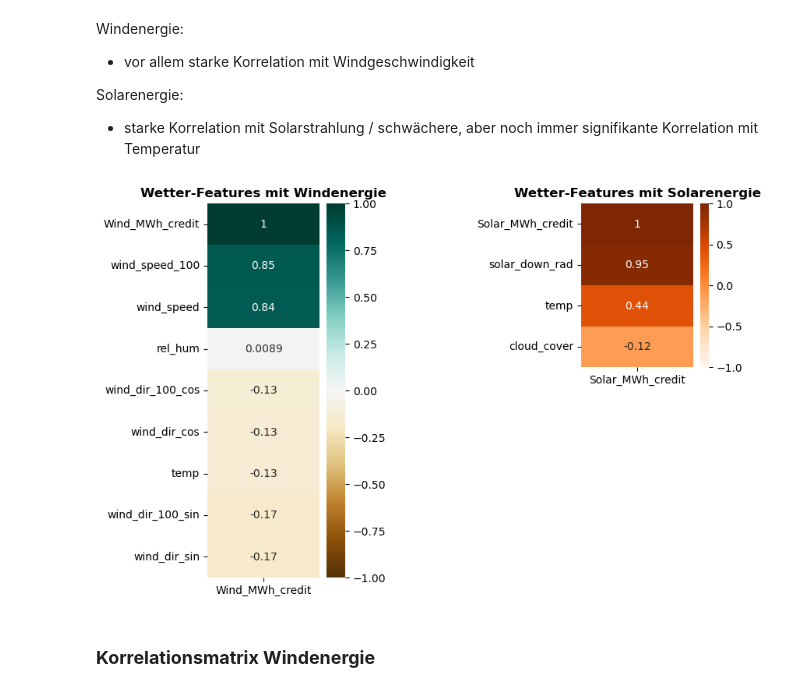
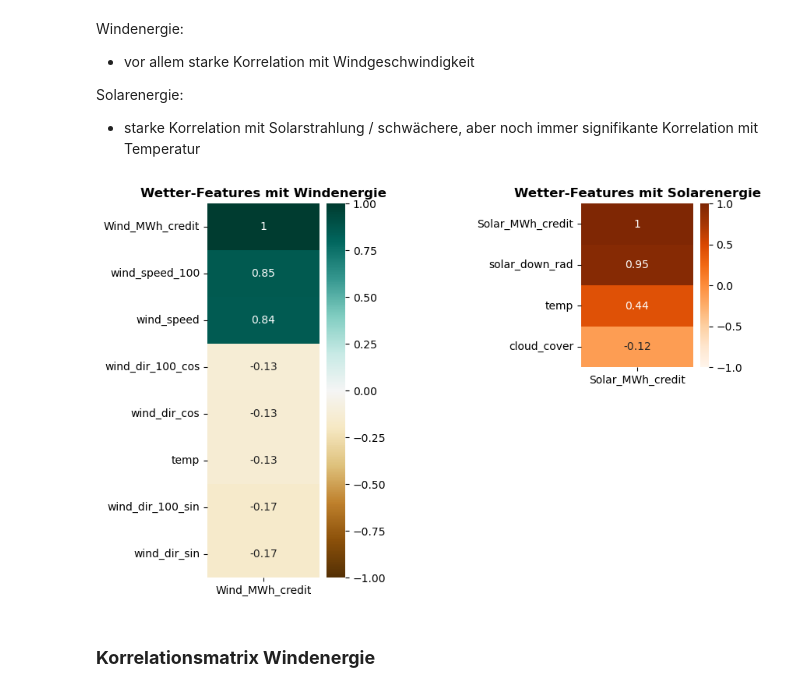
Before and after one commit to av1c3nna/awp2, a Jupyter notebook: explorative_data_analysis_cleaned.ipynb, the cells around one changed output. Saved outputs shown, nothing was run; the diff lists cells and outputs as text; code cells hidden in the pictures.

```diff
--- a/explorative_data_analysis_cleaned.ipynb
+++ b/explorative_data_analysis_cleaned.ipynb
@@ -253,32 +253,32 @@ Solarenergie:
 # %%
 import pandas as pd
 import matplotlib.pyplot as plt
 import seaborn as sns
 
 #heatmaps for solar and wind energy
-merged_hornsea = pd.read_parquet("./data/preprocessed_hornsea_with_energy.parquet")
-merged_hornsea_weather = merged_hornsea[["rel_hum","temp", "wind_speed", "wind_speed_100", "wind_dir_sin", "wind_dir_cos", "wind_dir_100_sin", "wind_dir_100_cos", "Wind_MWh_credit"]]
+merged_hornsea = pd.read_parquet("Data/preprocessed_hornsea_with_energy.parquet")
+merged_hornsea_weather = merged_hornsea[["temp", "wind_speed", "wind_speed_100", "wind_dir_sin", "wind_dir_cos", "wind_dir_100_sin", "wind_dir_100_cos", "Wind_MWh_credit"]]
 
-merged_pes = pd.read_parquet("./data/preprocessed_pes_with_energy.parquet")
+merged_pes = pd.read_parquet("Data/preprocessed_pes_with_energy.parquet")
 merged_pes_weather = merged_pes[["cloud_cover", "solar_down_rad", "temp", "Solar_MWh_credit"]]
 
 fig = plt.figure(figsize=(12, 6))
 
 ax1 = fig.add_axes([0.1, 0.1, 0.15, 0.8])  # [left, bottom, width, height]
 sns.heatmap(merged_hornsea_weather.corr()[['Wind_MWh_credit']].sort_values(by='Wind_MWh_credit', ascending=False),
             vmin=-1, vmax=1, annot=True, cmap='BrBG', ax=ax1)
 ax1.set_title('Wetter-Features mit Windenergie', fontweight="bold")
 
 ax2 = fig.add_axes([0.5, 0.55, 0.15, 0.35])  # [left, bottom, width, height]
 sns.heatmap(merged_pes_weather.corr()[["Solar_MWh_credit"]].sort_values(by="Solar_MWh_credit", ascending=False),
             vmin=-1, vmax=1, annot=True, cmap="Oranges", ax=ax2)
 ax2.set_title('Wetter-Features mit Solarenergie', fontweight="bold")
 
 # Layout anpassen
 plt.tight_layout()
 plt.show()
 # %% [output]
-[figure, old version]
+[figure, new version]
 # %% [markdown]
 ### __Korrelationsmatrix Windenergie__
 # %%
```
Also changed, not shown: parts of 6 cells of this notebook, 2 other files.
